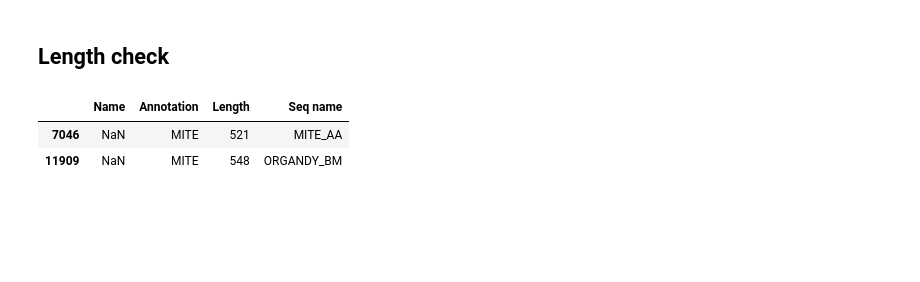
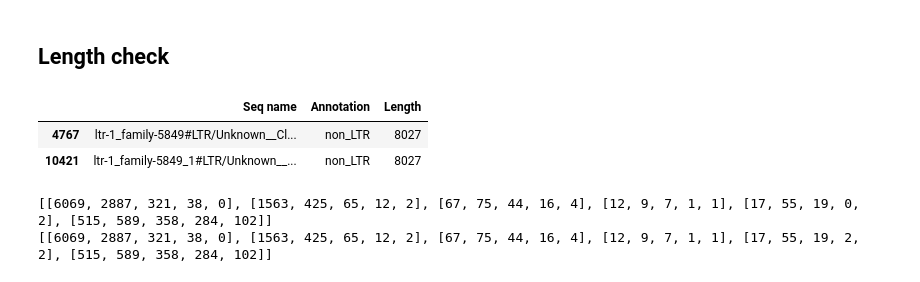
Before and after one commit to TommasoBarberis/TE_Aalb, a Jupyter notebook: notebooks/denovo_tools_check.ipynb, the cells around one changed output. Cells and saved outputs as stored; diff of their text form; code cells hidden in the pictures; blank space fills up the shorter version.

```diff
--- a/notebooks/denovo_tools_check.ipynb
+++ b/notebooks/denovo_tools_check.ipynb
@@ -44,14 +44,73 @@ EDTA_data = cons_from_deepte_parser("../../DeepTE/EDTA/results/opt_DeepTE.fasta"
 MITE_data = cons_from_deepte_parser("../../DeepTE/MITE/results/opt_DeepTE.fasta")
 repbase_data = parse_repbase("../test/raw_lib/RepBase.fasta")
 # %%
-LTR = repbase_data[repbase_data["Annotation"]=="MITE"]
-count = LTR[LTR["Length"]>160*3]
+LTR = RM2_data[RM2_data["Annotation"]=="non_LTR"]
+count = LTR[LTR["Length"]>6000]
 
 count
 # %% [output]
-|  | Name | Annotation | Length | Seq name |
-| 7046 | NaN | MITE | 521 | MITE_AA |
-| 11909 | NaN | MITE | 548 | ORGANDY_BM |
+|  | Seq name | Annotation | Length |
+| 4767 | ltr-1_family-5849#LTR/Unknown__Cl... | non_LTR | 8027 |
+| 10421 | ltr-1_family-5849_1#LTR/Unknown__... | non_LTR | 8027 |
 # %%
 dict_data = {"RepeatModeler2": (RM2_data,"#992339"), "EDTA": (EDTA_data, "#15616d"), "MITE-Tracker": (MITE_data, "#FF8811"), "RepBase": (repbase_data, "#14BDEB")}
+# %%
+annot_lst = [("LTR"), ("DNA"), ("LINE"), ("SINE"), ("non_LTR"), ("MITE")]
+tool_lst = ["RepeatModeler2", "EDTA", "MITE-Tracker", "RepBase"]
+fig = make_subplots(rows=6, cols=1, subplot_titles=tuple(annot_lst),
+           vertical_spacing=0.05, x_title='Length', y_title='Count',
+           )
+annot_lst = [("LTR", 4000, [700, 2100, 3500, 4900, 6300]),
+             ("DNA", 3000, [400, 1200, 2000, 2800, 3600]),
+             ("LINE", 2000, [800, 2400, 4000, 5600, 7200]),
+             ("SINE", 160, [80, 240, 400, 560, 720]),
+             ("non_LTR", 2000, [700, 2100, 3500, 4900, 6300]),
+             ("MITE", 160, [80, 240, 400, 560, 720])]
+
+i = 0
+list_nb_seq_dict = {}
+for r in range(6):
+    order = annot_lst[i][0]
+    for tool in tool_lst:
+        df = dict_data[tool][0]
+        lengths = df[df["Annotation"]==order]["Length"]
+        nb_seq_lst = []
+        for c in range(0,5):
+            nb_seq = len(lengths.loc[lambda x : x>annot_lst[i][1]*c].loc[lambda x: x<annot_lst[i][1]*(c+1)])
+            nb_seq_lst.append(nb_seq)
+        if tool not in list_nb_seq_dict.keys():
+            list_nb_seq_dict[tool] = [nb_seq_lst]
+        else:
+            tmp = list_nb_seq_dict[tool]
+            tmp.append(nb_seq_lst)
+            list_nb_seq_dict[tool] = tmp
+    i += 1
+
+new_dict = {}
+for tool in list_nb_seq_dict.keys():
+    new_big_lst = []
+    for order_lvl in list_nb_seq_dict[tool]:
+        new_order_lst = []
+        for i, nb_seq in enumerate(order_lvl):
+            if nb_seq == 0:
+                try:
+                    if order_lvl[i+1] != 0:
+                        new_order_lst.append(order_lvl[i+1])
+                    elif order_lvl[i+2] != 0:
+                        new_order_lst.append(order_lvl[i+2])
+                    elif order_lvl[i+3] != 0:
+                        new_order_lst.append(order_lvl[i+3])
+                    elif order_lvl[i+4] != 0:
+                        new_order_lst.append(order_lvl[i+4])
+                except:
+                    new_order_lst.append(nb_seq)
+            else:
+                new_order_lst.append(nb_seq)
+        new_big_lst.append(new_order_lst)
+    new_dict[tool] = new_big_lst
+print(list_nb_seq_dict["RepeatModeler2"])
+print(new_dict["RepeatModeler2"])
+# %% [output]
+[[6069, 2887, 321, 38, 0], [1563, 425, 65, 12, 2], [67, 75, 44, 16, 4], [12, 9, 7, 1, 1], [17, 55, 19, 0, 2], [515, 589, 358, 284, 102]]
+[[6069, 2887, 321, 38, 0], [1563, 425, 65, 12, 2], [67, 75, 44, 16, 4], [12, 9, 7, 1, 1], [17, 55, 19, 2, 2], [515, 589, 358, 284, 102]]
 # %%
```
Also changed, not shown: parts of 4 cells of this notebook.
